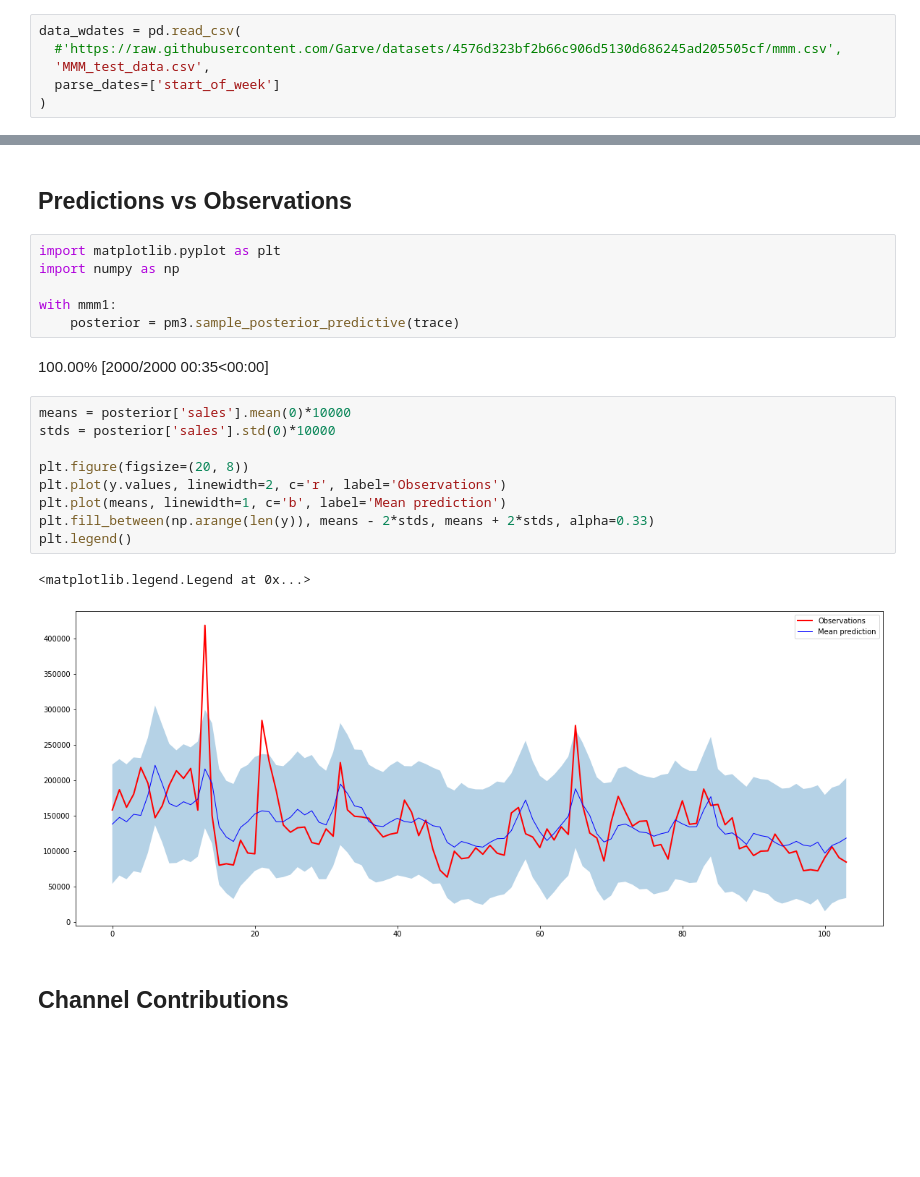
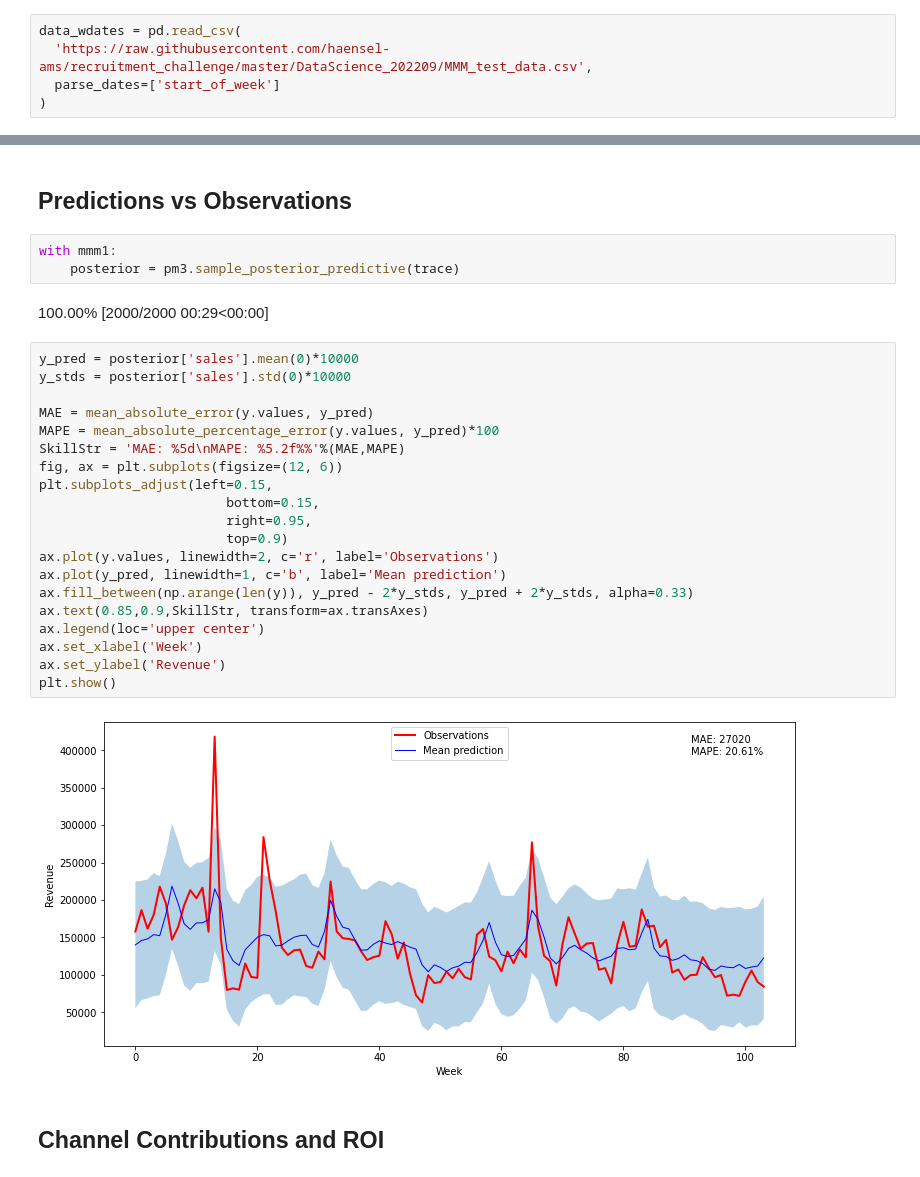
Before and after one commit to OnurKerimoglu/bayesian_mmm, a Jupyter notebook: bayesian_mmm_haensel_challenge.ipynb, the cells around one changed output, grey strips where cells are left out. Drawn from its saved outputs; the diff is of its cells as text; blank space fills up the shorter version.

Commit message:
haensel_challenge: cleanups, skill scores, ROI calculations

```diff
--- a/bayesian_mmm_haensel_challenge.ipynb
+++ b/bayesian_mmm_haensel_challenge.ipynb
@@ -59,7 +48,6 @@ Drive already mounted at /content/drive; to attempt to forcibly remount, call dr
 # %%
 data_wdates = pd.read_csv(
-  #'https://raw.githubusercontent.com/Garve/datasets/4576d323bf2b66c906d5130d686245ad205505cf/mmm.csv',
-  'MMM_test_data.csv',
+  'https://raw.githubusercontent.com/haensel-ams/recruitment_challenge/master/DataScience_202209/MMM_test_data.csv',
   parse_dates=['start_of_week']
 )
 # %% [markdown]
@@ -347,27 +315,34 @@ array([[<matplotlib.axes._subplots.AxesSubplot object at 0x...>,
 # %% [markdown]
 ## Predictions vs Observations
 # %%
-import matplotlib.pyplot as plt
-import numpy as np
-
 with mmm1:
     posterior = pm3.sample_posterior_predictive(trace)
 # %% [output]
-100.00% [2000/2000 00:35<00:00]
+100.00% [2000/2000 00:29<00:00]
 # %%
-means = posterior['sales'].mean(0)*10000
-stds = posterior['sales'].std(0)*10000
+y_pred = posterior['sales'].mean(0)*10000
+y_stds = posterior['sales'].std(0)*10000
 
-plt.figure(figsize=(20, 8))
-plt.plot(y.values, linewidth=2, c='r', label='Observations')
-plt.plot(means, linewidth=1, c='b', label='Mean prediction')
-plt.fill_between(np.arange(len(y)), means - 2*stds, means + 2*stds, alpha=0.33)
-plt.legend()
+MAE = mean_absolute_error(y.values, y_pred)
+MAPE = mean_absolute_percentage_error(y.values, y_pred)*100
+SkillStr = 'MAE: %5d\nMAPE: %5.2f%%'%(MAE,MAPE)
+fig, ax = plt.subplots(figsize=(12, 6))
+plt.subplots_adjust(left=0.15,
+                        bottom=0.15,
+                        right=0.95,
+                        top=0.9)
+ax.plot(y.values, linewidth=2, c='r', label='Observations')
+ax.plot(y_pred, linewidth=1, c='b', label='Mean prediction')
+ax.fill_between(np.arange(len(y)), y_pred - 2*y_stds, y_pred + 2*y_stds, alpha=0.33)
+ax.text(0.85,0.9,SkillStr, transform=ax.transAxes)
+ax.legend(loc='upper center')
+ax.set_xlabel('Week')
+ax.set_ylabel('Revenue')
+plt.show()
 # %% [output]
-<matplotlib.legend.Legend at 0x...>
-[figure, old version]
+[figure, new version]
 # %% [markdown]
-## Channel Contributions
+## Channel Contributions and ROI
 # %%
 def compute_mean(trace, channel):
     return (trace
```
Also changed, not shown: parts of 18 cells of this notebook.
